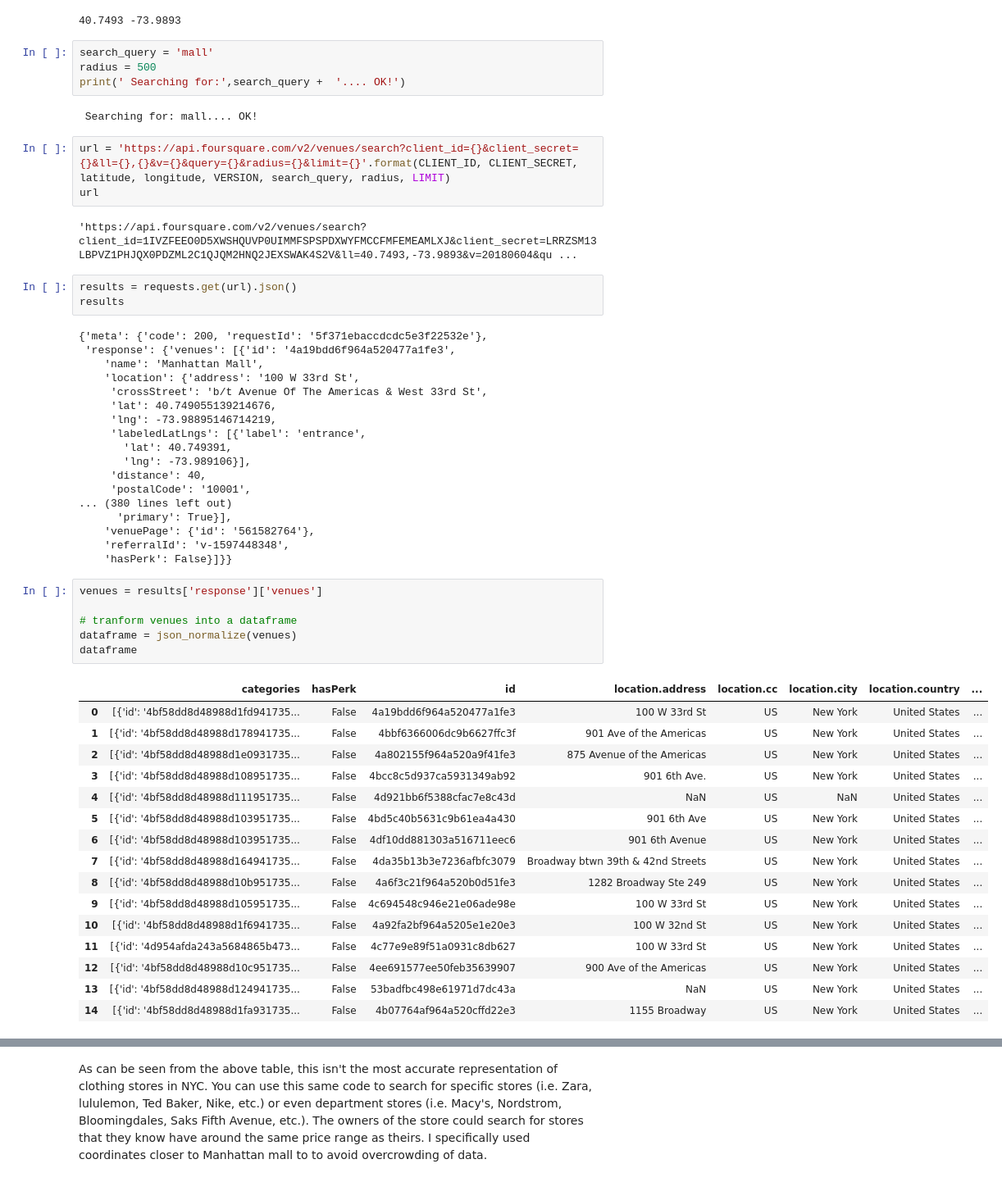
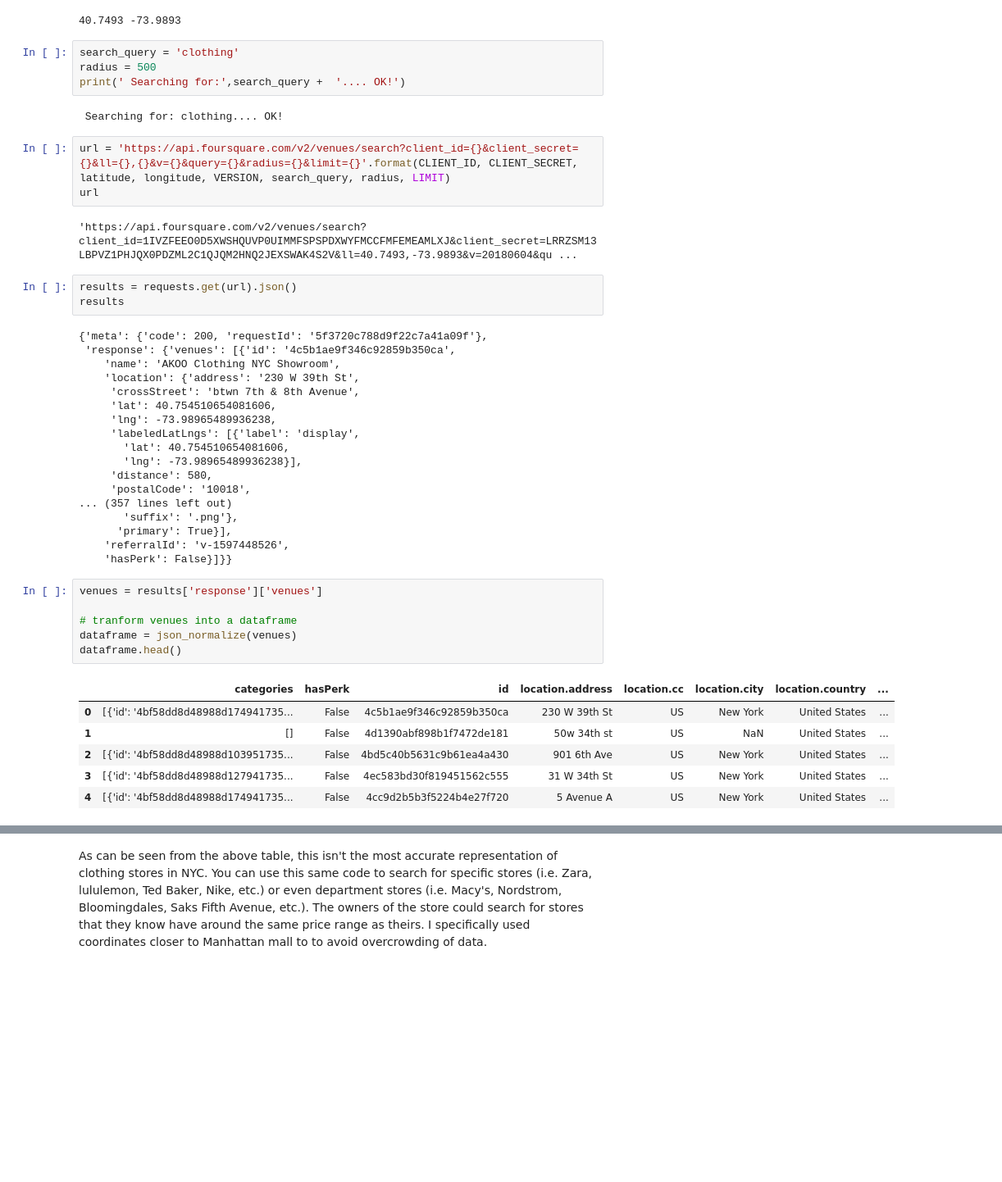
Before and after one commit to luciah27/Battle-of-the-Neighborhoods_Coursera-Capstone, a Jupyter notebook: (Week 2) Battle of the Neighborhoods .ipynb, the cells around one changed output, grey strips where cells are left out. Shown: that part at 82% size. Saved outputs shown, nothing was run; the diff lists cells and outputs as text; blank space fills up the shorter version.

```diff
--- a/(Week 2) Battle of the Neighborhoods .ipynb
+++ b/(Week 2) Battle of the Neighborhoods .ipynb
@@ -257,11 +257,11 @@ print(latitude, longitude)
 # %% [output]
 40.7493 -73.9893
 # %%
-search_query = 'mall'
+search_query = 'clothing'
 radius = 500
 print(' Searching for:',search_query +  '.... OK!')
 # %% [output]
- Searching for: mall.... OK!
+ Searching for: clothing.... OK!
 # %%
 url = 'https://api.foursquare.com/v2/venues/search?client_id={}&client_secret={}&ll={},{}&v={}&query={}&radius={}&limit={}'.format(CLIENT_ID, CLIENT_SECRET, latitude, longitude, VERSION, search_query, radius, LIMIT)
 url
@@ -271,46 +271,36 @@ url
 results = requests.get(url).json()
 results
 # %% [output]
-{'meta': {'code': 200, 'requestId': '5f371ebaccdcdc5e3f22532e'},
- 'response': {'venues': [{'id': '4a19bdd6f964a520477a1fe3',
-    'name': 'Manhattan Mall',
-    'location': {'address': '100 W 33rd St',
-     'crossStreet': 'b/t Avenue Of The Americas & West 33rd St',
-     'lat': 40.749055139214676,
-     'lng': -73.98895146714219,
-     'labeledLatLngs': [{'label': 'entrance',
-       'lat': 40.749391,
-       'lng': -73.989106}],
-     'distance': 40,
-     'postalCode': '10001',
-... (380 lines left out)
+{'meta': {'code': 200, 'requestId': '5f3720c788d9f22c7a41a09f'},
+ 'response': {'venues': [{'id': '4c5b1ae9f346c92859b350ca',
+    'name': 'AKOO Clothing NYC Showroom',
+    'location': {'address': '230 W 39th St',
+     'crossStreet': 'btwn 7th & 8th Avenue',
+     'lat': 40.754510654081606,
+     'lng': -73.98965489936238,
+     'labeledLatLngs': [{'label': 'display',
+       'lat': 40.754510654081606,
+       'lng': -73.98965489936238}],
+     'distance': 580,
+     'postalCode': '10018',
+... (357 lines left out)
+       'suffix': '.png'},
       'primary': True}],
-    'venuePage': {'id': '561582764'},
-    'referralId': 'v-1597448348',
+    'referralId': 'v-1597448526',
     'hasPerk': False}]}}
 # %%
 venues = results['response']['venues']
 
 # tranform venues into a dataframe
 dataframe = json_normalize(venues)
-dataframe
+dataframe.head()
 # %% [output]
 |  | categories | hasPerk | id | location.address | location.cc | location.city | location.country | ... |
-| 0 | [{'id': '4bf58dd8d48988d1fd941735... | False | 4a19bdd6f964a520477a1fe3 | 100 W 33rd St | US | New York | United States | ... |
-| 1 | [{'id': '4bf58dd8d48988d178941735... | False | 4bbf6366006dc9b6627ffc3f | 901 Ave of the Americas | US | New York | United States | ... |
-| 2 | [{'id': '4bf58dd8d48988d1e0931735... | False | 4a802155f964a520a9f41fe3 | 875 Avenue of the Americas | US | New York | United States | ... |
-| 3 | [{'id': '4bf58dd8d48988d108951735... | False | 4bcc8c5d937ca5931349ab92 | 901 6th Ave. | US | New York | United States | ... |
-| 4 | [{'id': '4bf58dd8d48988d111951735... | False | 4d921bb6f5388cfac7e8c43d | NaN | US | NaN | United States | ... |
-| 5 | [{'id': '4bf58dd8d48988d103951735... | False | 4bd5c40b5631c9b61ea4a430 | 901 6th Ave | US | New York | United States | ... |
-| 6 | [{'id': '4bf58dd8d48988d103951735... | False | 4df10dd881303a516711eec6 | 901 6th Avenue | US | New York | United States | ... |
-| 7 | [{'id': '4bf58dd8d48988d164941735... | False | 4da35b13b3e7236afbfc3079 | Broadway btwn 39th & 42nd Streets | US | New York | United States | ... |
-| 8 | [{'id': '4bf58dd8d48988d10b951735... | False | 4a6f3c21f964a520b0d51fe3 | 1282 Broadway Ste 249 | US | New York | United States | ... |
-| 9 | [{'id': '4bf58dd8d48988d105951735... | False | 4c694548c946e21e06ade98e | 100 W 33rd St | US | New York | United States | ... |
-| 10 | [{'id': '4bf58dd8d48988d1f6941735... | False | 4a92fa2bf964a5205e1e20e3 | 100 W 32nd St | US | New York | United States | ... |
-| 11 | [{'id': '4d954afda243a5684865b473... | False | 4c77e9e89f51a0931c8db627 | 100 W 33rd St | US | New York | United States | ... |
-| 12 | [{'id': '4bf58dd8d48988d10c951735... | False | 4ee691577ee50feb35639907 | 900 Ave of the Americas | US | New York | United States | ... |
-| 13 | [{'id': '4bf58dd8d48988d124941735... | False | 53badfbc498e61971d7dc43a | NaN | US | New York | United States | ... |
-| 14 | [{'id': '4bf58dd8d48988d1fa931735... | False | 4b07764af964a520cffd22e3 | 1155 Broadway | US | New York | United States | ... |
+| 0 | [{'id': '4bf58dd8d48988d174941735... | False | 4c5b1ae9f346c92859b350ca | 230 W 39th St | US | New York | United States | ... |
+| 1 | [] | False | 4d1390abf898b1f7472de181 | 50w 34th st | US | NaN | United States | ... |
+| 2 | [{'id': '4bf58dd8d48988d103951735... | False | 4bd5c40b5631c9b61ea4a430 | 901 6th Ave | US | New York | United States | ... |
+| 3 | [{'id': '4bf58dd8d48988d127941735... | False | 4ec583bd30f819451562c555 | 31 W 34th St | US | New York | United States | ... |
+| 4 | [{'id': '4bf58dd8d48988d174941735... | False | 4cc9d2b5b3f5224b4e27f720 | 5 Avenue A | US | New York | United States | ... |
 # %%
 filtered_columns = ['name', 'categories'] + [col for col in dataframe.columns if col.startswith('location.')] + ['id']
 dataframe_filtered = dataframe.loc[:, filtered_columns]
```
Also changed, not shown: parts of 5 cells of this notebook.
